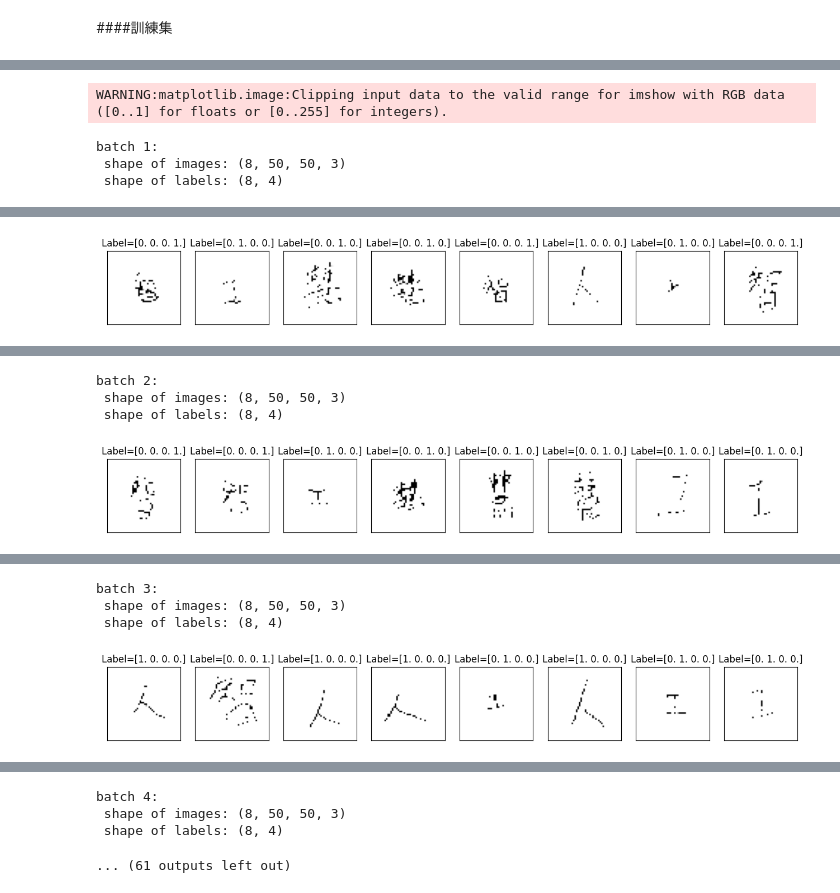
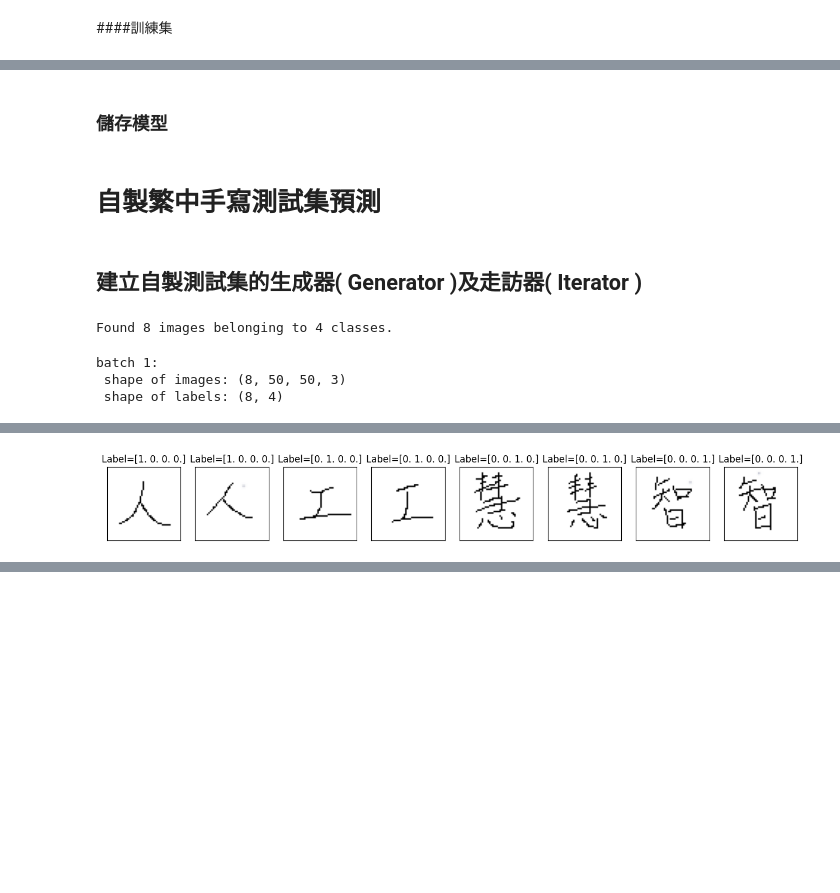
Before and after one commit to YannnLing/CHN_REC, a Jupyter notebook: Chinese_recog.ipynb, the cells around one changed output, grey strips where cells are left out. Drawn from its saved outputs; the diff is of its cells as text; code cells hidden in the pictures; blank space fills up the shorter version.

```diff
--- a/Chinese_recog.ipynb
+++ b/Chinese_recog.ipynb
@@ -268,0 +259,21 @@ Train_Data_Genetor = ImageDataGenerator( rescale = 1./255, validation_split = 0.
+# %%
+def Plot_Genetor( imgs, labels=[], grid=(1,10), size=(20,2) ):
+    n = len( imgs )
+    plt.gcf().set_size_inches(size)     # plt.gcf():返回當前的圖形對象;set_size_inches:設置當前圖形的大小
+    for i in range(n):
+        ax = plt.subplot( grid[0], grid[1], i+1 )   # grid[0] 和 grid[1] 分別指定了子圖的行數和列數。
+        ax.imshow( imgs[i] )
+        if len(labels):
+            ax.set_title( f'Label={labels[i]}' )
+        ax.set_xticks([]); ax.set_yticks([])
+    plt.show()
+
+batch = 1
+for data, label in Train_Generator:
+    print( f'batch {batch}: \n shape of images: {data.shape} \n shape of labels: {label.shape}' )
+    Plot_Genetor( data, label )
+    batch += 1
+    if batch > len(Train_Generator):
+        break
+
+print( f'There are {len(Train_Generator)} batches.' )
@@ -277,0 +375,2 @@ Found 164 images belonging to 4 classes.
+# %% [markdown]
+### 儲存模型
@@ -278,26 +380,24 @@ Found 164 images belonging to 4 classes.
+# %% [markdown]
+# 自製繁中手寫測試集預測
+# %% [markdown]
+## 建立自製測試集的生成器( Generator )及走訪器( Iterator )
+# %%
+Test_Data_Genetor = ImageDataGenerator( rescale=1./255 )
+Test_Generator = Test_Data_Genetor.flow_from_directory( TestingDataPath,
+                                                        target_size = Image_Size,
+                                                        shuffle = False,
+                                                        class_mode = 'categorical' )
+# %% [output]
+Found 8 images belonging to 4 classes.
 # %%
-def Plot_Genetor( imgs, labels=[], grid=(1,10), size=(20,2) ):
-    n = len( imgs )
-    plt.gcf().set_size_inches(size)
-    for i in range(n):
-        ax = plt.subplot( grid[0], grid[1], i+1 )
-        ax.imshow( imgs[i] )
-        if len(labels):
-            ax.set_title( f'Label={labels[i]}' )
-        ax.set_xticks([]); ax.set_yticks([])
-    plt.show()
-
 batch = 1
-for data, label in Train_Generator:
+for data, label in Test_Generator:
     print( f'batch {batch}: \n shape of images: {data.shape} \n shape of labels: {label.shape}' )
     Plot_Genetor( data, label )
     batch += 1
-    if batch > len(Train_Generator):
+    if batch > 1:
         break
-
-print( f'There are {len(Train_Generator)} batches.' )
 # %% [output]
-WARNING:matplotlib.image:Clipping input data to the valid range for imshow with RGB data ([0..1] for floats or [0..255] for integers).
+batch 1:
+ shape of images: (8, 50, 50, 3)
+ shape of labels: (8, 4)
-batch 1:
- shape of images: (8, 50, 50, 3)
- shape of labels: (8, 4)
@@ -311 +404 @@ WARNING:matplotlib.image:Clipping input data to the valid range for imshow with
-[figure, old version]
+[figure, new version]
@@ -320,4 +404,0 @@ WARNING:matplotlib.image:Clipping input data to the valid range for imshow with
-batch 2:
- shape of images: (8, 50, 50, 3)
- shape of labels: (8, 4)
-[figure, removed]
@@ -332,4 +404,0 @@ WARNING:matplotlib.image:Clipping input data to the valid range for imshow with
-batch 3:
- shape of images: (8, 50, 50, 3)
- shape of labels: (8, 4)
-[figure, removed]
@@ -337,4 +404,0 @@ WARNING:matplotlib.image:Clipping input data to the valid range for imshow with
-batch 4:
- shape of images: (8, 50, 50, 3)
- shape of labels: (8, 4)
-... (61 outputs left out)
```
Also changed, not shown: parts of 28 cells of this notebook.
